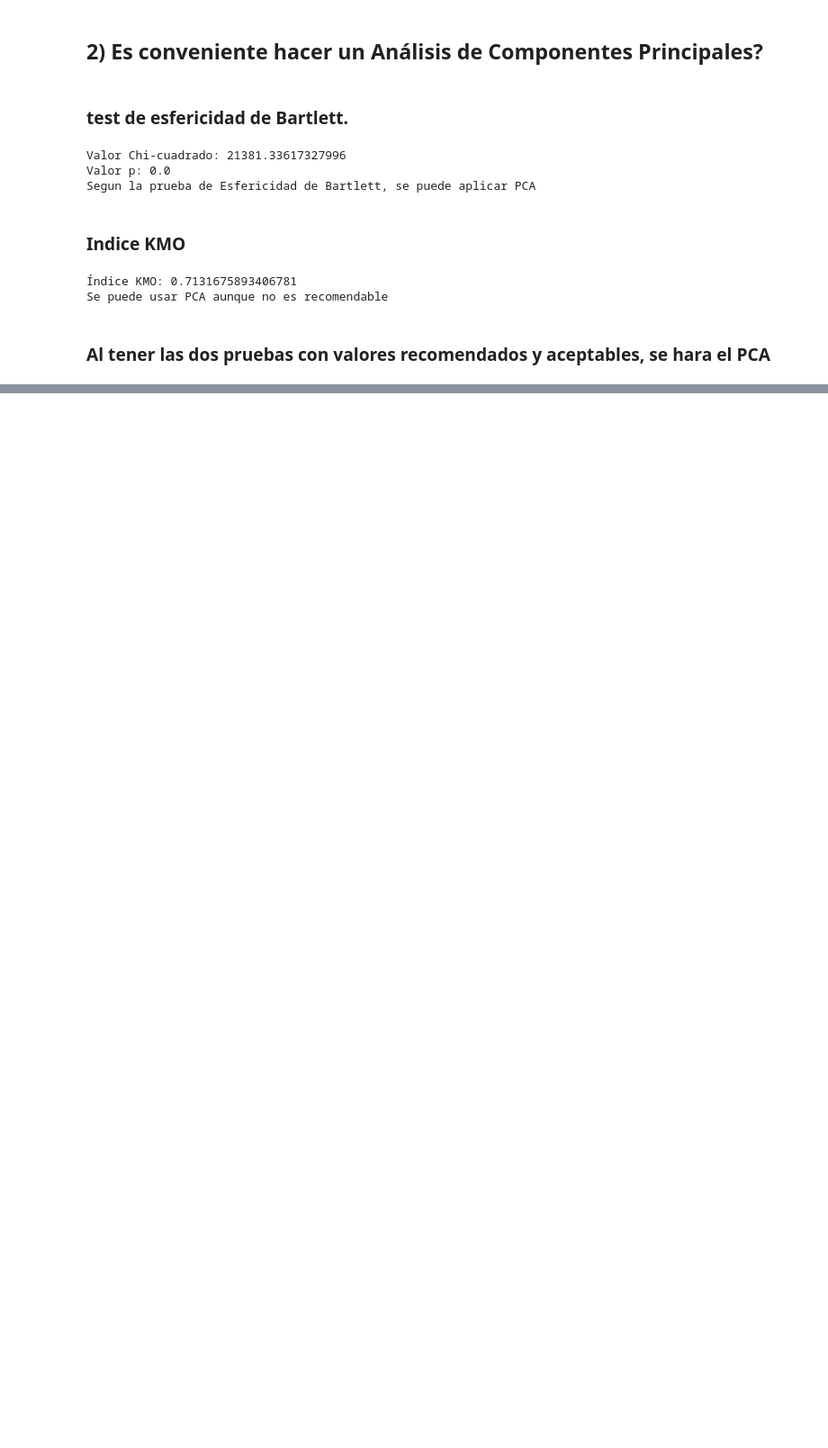
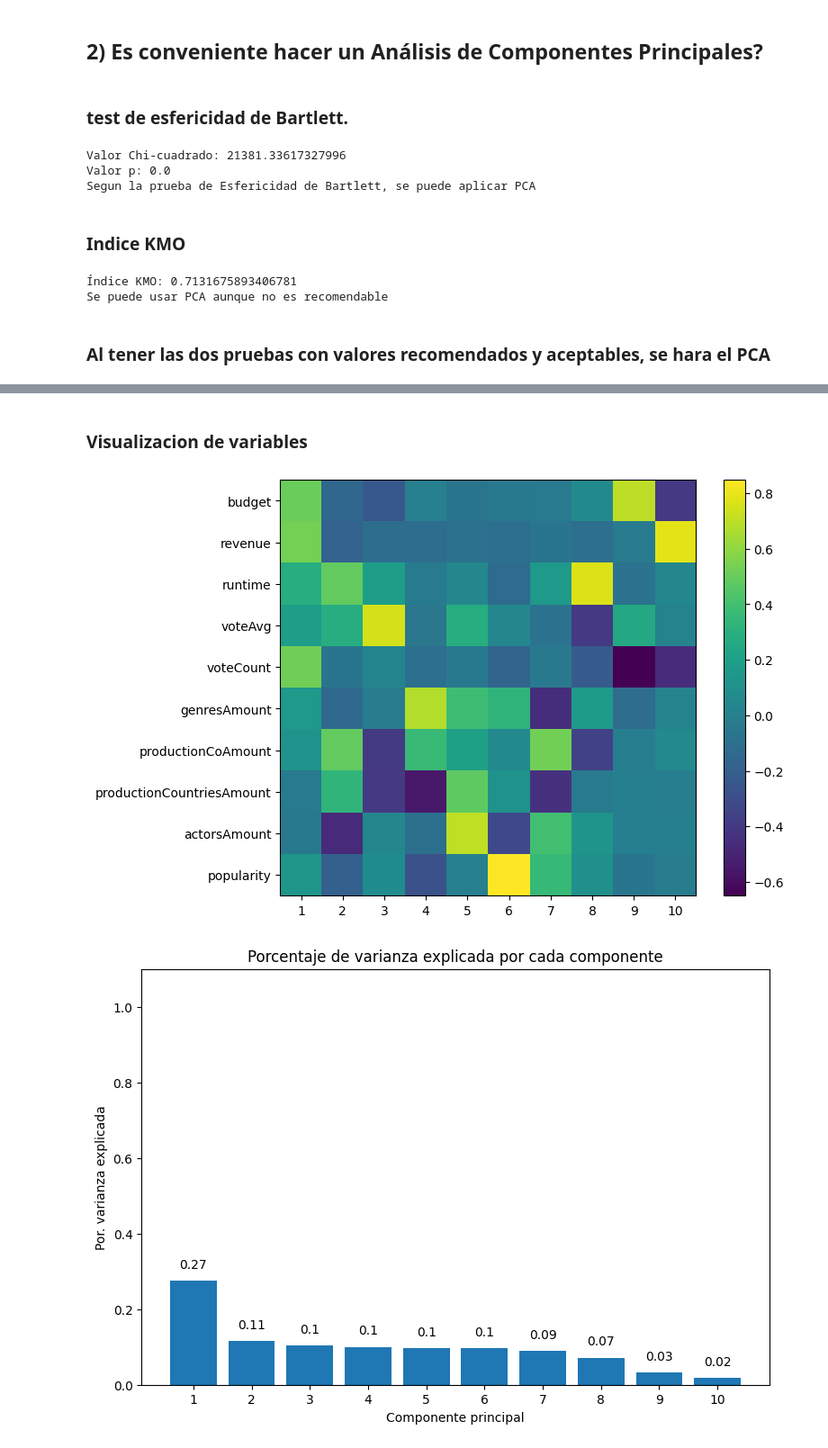
Before and after one commit to josuemj/CineVision-Studios, a Jupyter notebook: analisis_algoritmos.ipynb, the cells around one changed output, grey strips where cells are left out. Shown at 90% size. Saved outputs shown, nothing was run; the diff lists cells and outputs as text; code cells hidden in the pictures; blank space fills up the shorter version.

```diff
--- a/analisis_algoritmos.ipynb
+++ b/analisis_algoritmos.ipynb
@@ -86,0 +95,13 @@ Se puede usar PCA aunque no es recomendable
+# %%
+pca_pipe = make_pipeline(StandardScaler(), PCA())
+pca_pipe.fit(pca_dataset)
+
+model_pca = pca_pipe.named_steps["pca"]
+print(f'Cantidad de Componentes Generados: {len(model_pca.components_)}')
+
+print("Resultado del PCA:")
+pd.DataFrame(
+    data = model_pca.components_,
+    columns = pca_dataset.columns,
+    index = ['PC1','PC2','PC3','PC4','PC5','PC6','PC7', 'PC8', 'PC9', 'PC10']
+)
@@ -86,0 +131,37 @@ Se puede usar PCA aunque no es recomendable
+# %% [markdown]
+### Visualizacion de variables
+# %%
+## Heatmap
+fig, ax = plt.subplots(nrows=1, ncols=1, figsize=(8, 6))
+componentes = model_pca.components_
+plt.imshow(componentes.T)
+plt.yticks(range(len(pca_dataset.columns)), pca_dataset.columns)
+plt.xticks(range(len(pca_dataset.columns)), np.arange(model_pca.n_components_)+1)
+plt.grid(False)
+plt.colorbar();
+
+## Scree Plot
+fig, ax = plt.subplots(nrows=1, ncols=1, figsize=(9, 6))
+ax.bar(
+    x      = np.arange(model_pca.n_components_) + 1,
+    height = model_pca.explained_variance_ratio_
+)
+
+for x, y in zip(np.arange(len(pca_dataset.columns)) + 1, model_pca.explained_variance_ratio_):
+    label = round(y, 2)
+    ax.annotate(
+        label,
+        (x,y),
+        textcoords="offset points",
+        xytext=(0,10),
+        ha='center'
+    )
+
+ax.set_xticks(np.arange(model_pca.n_components_) + 1)
+ax.set_ylim(0, 1.1)
+ax.set_title('Porcentaje de varianza explicada por cada componente')
+ax.set_xlabel('Componente principal')
+ax.set_ylabel('Por. varianza explicada');
+# %% [output]
+[figure, added]
+[figure, added]
```
Also changed, not shown: parts of 8 cells of this notebook.
